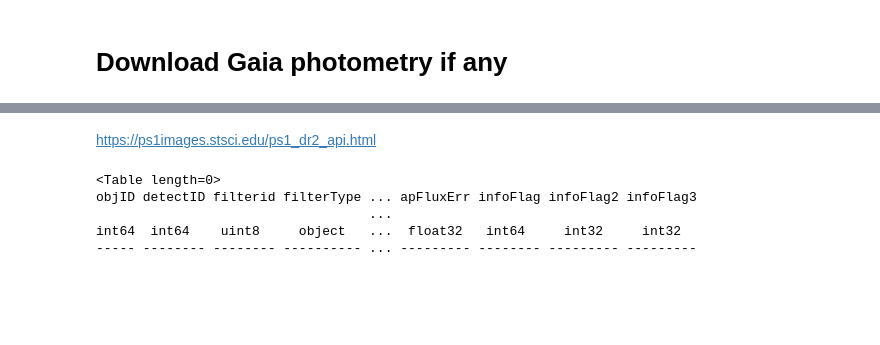
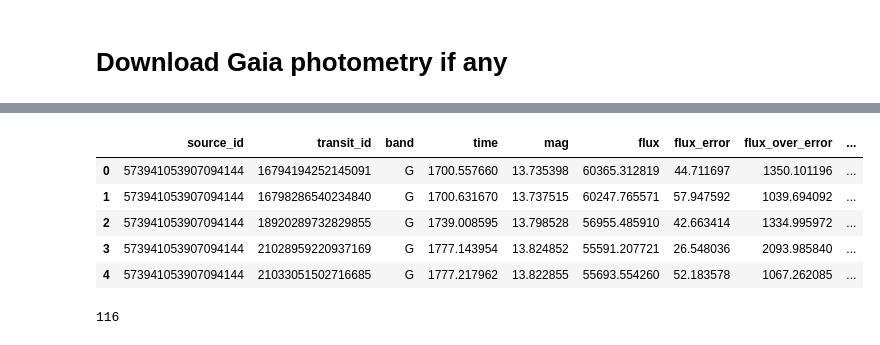
Before and after one commit to maja-jablonska/blue-stragglers-with-gaia, a Jupyter notebook: blue straggler selection.ipynb, the cells around one changed output, grey strips where cells are left out. Cells and saved outputs as stored; diff of their text form; code cells hidden in the pictures; blank space fills up the shorter version.

```diff
--- a/blue straggler selection.ipynb
+++ b/blue straggler selection.ipynb
@@ -306,4 +305,4 @@ plt.errorbar(g_mag.time, g_mag.flux, yerr=g_mag.flux_error, c='black', fmt='o');
 [interactive output not drawn]
 [interactive output not drawn]
 # %%
-photo2 = datalink['EPOCH_PHOTOMETRY-Gaia DR3 573968576057423360.xml'][0].to_table().to_pandas()
+photo2 = datalink['EPOCH_PHOTOMETRY-Gaia DR3 573941053907094144.xml'][0].to_table().to_pandas()
@@ -393,2 +308,0 @@ SELECT
-# %% [markdown]
-https://ps1images.stsci.edu/ps1_dr2_api.html
@@ -401,8 +309,9 @@ result = PANSTARRS1.run_async(query)
-# %%
-result
-# %% [output]
-<Table length=0>
-objID detectID filterid filterType ... apFluxErr infoFlag infoFlag2 infoFlag3
-                                   ...
-int64  int64    uint8     object   ...  float32   int64     int32     int32
------ -------- -------- ---------- ... --------- -------- --------- ---------
+# %%
+photo2.head()
+# %% [output]
+|  | source_id | transit_id | band | time | mag | flux | flux_error | flux_over_error | ... |
+| 0 | 573941053907094144 | 16794194252145091 | G | 1700.557660 | 13.735398 | 60365.312819 | 44.711697 | 1350.101196 | ... |
+| 1 | 573941053907094144 | 16798286540234840 | G | 1700.631670 | 13.737515 | 60247.765571 | 57.947592 | 1039.694092 | ... |
+| 2 | 573941053907094144 | 18920289732829855 | G | 1739.008595 | 13.798528 | 56955.485910 | 42.663414 | 1334.995972 | ... |
+| 3 | 573941053907094144 | 21028959220937169 | G | 1777.143954 | 13.824852 | 55591.207721 | 26.548036 | 2093.985840 | ... |
+| 4 | 573941053907094144 | 21033051502716685 | G | 1777.217962 | 13.822855 | 55693.554260 | 52.183578 | 1067.262085 | ... |
@@ -408,0 +322,4 @@ int64  int64    uint8     object   ...  float32   int64     int32     int32
+# %%
+len(times)
+# %% [output]
+116
```
Also changed, not shown: parts of 20 cells of this notebook, 6 other files.
